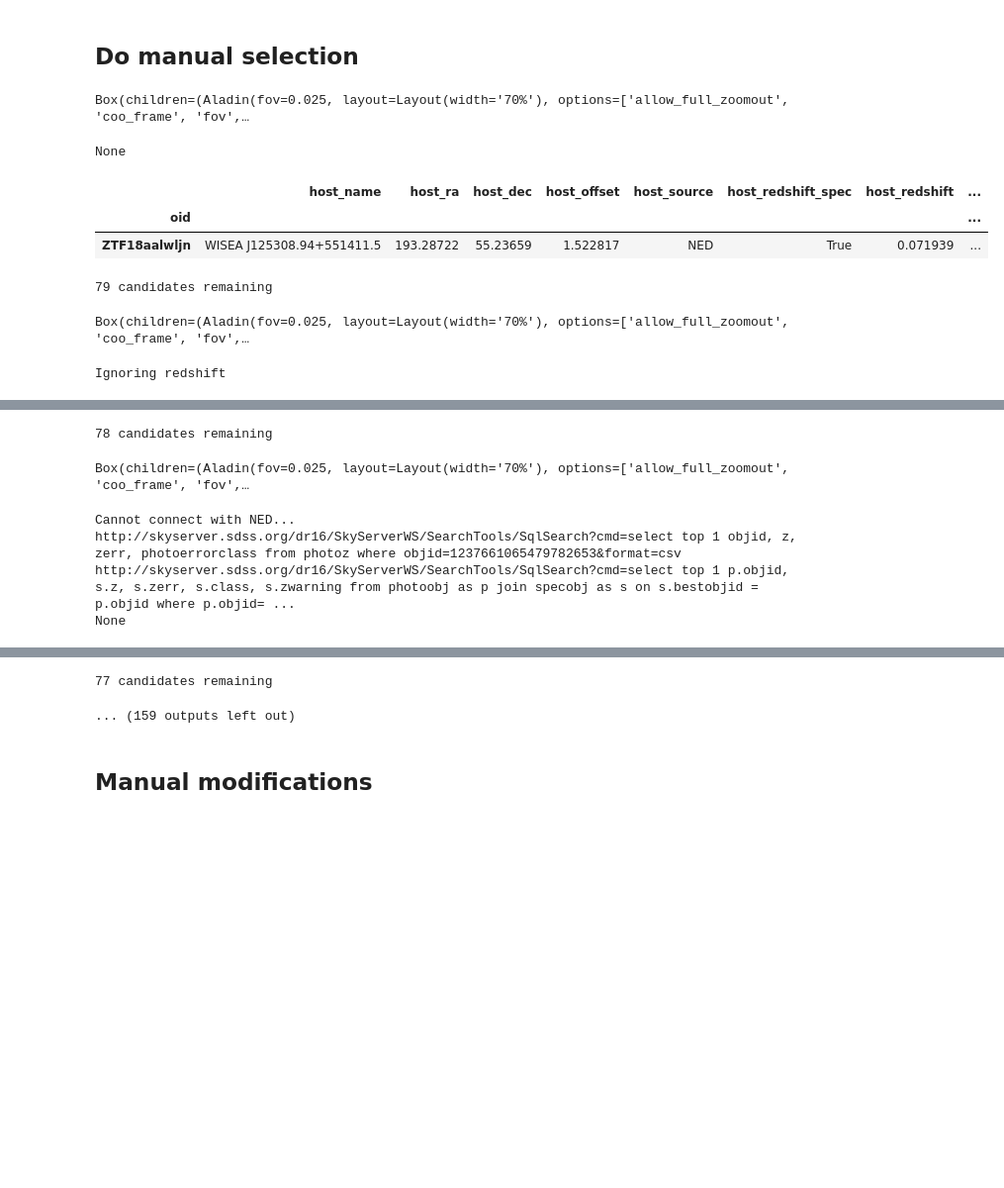
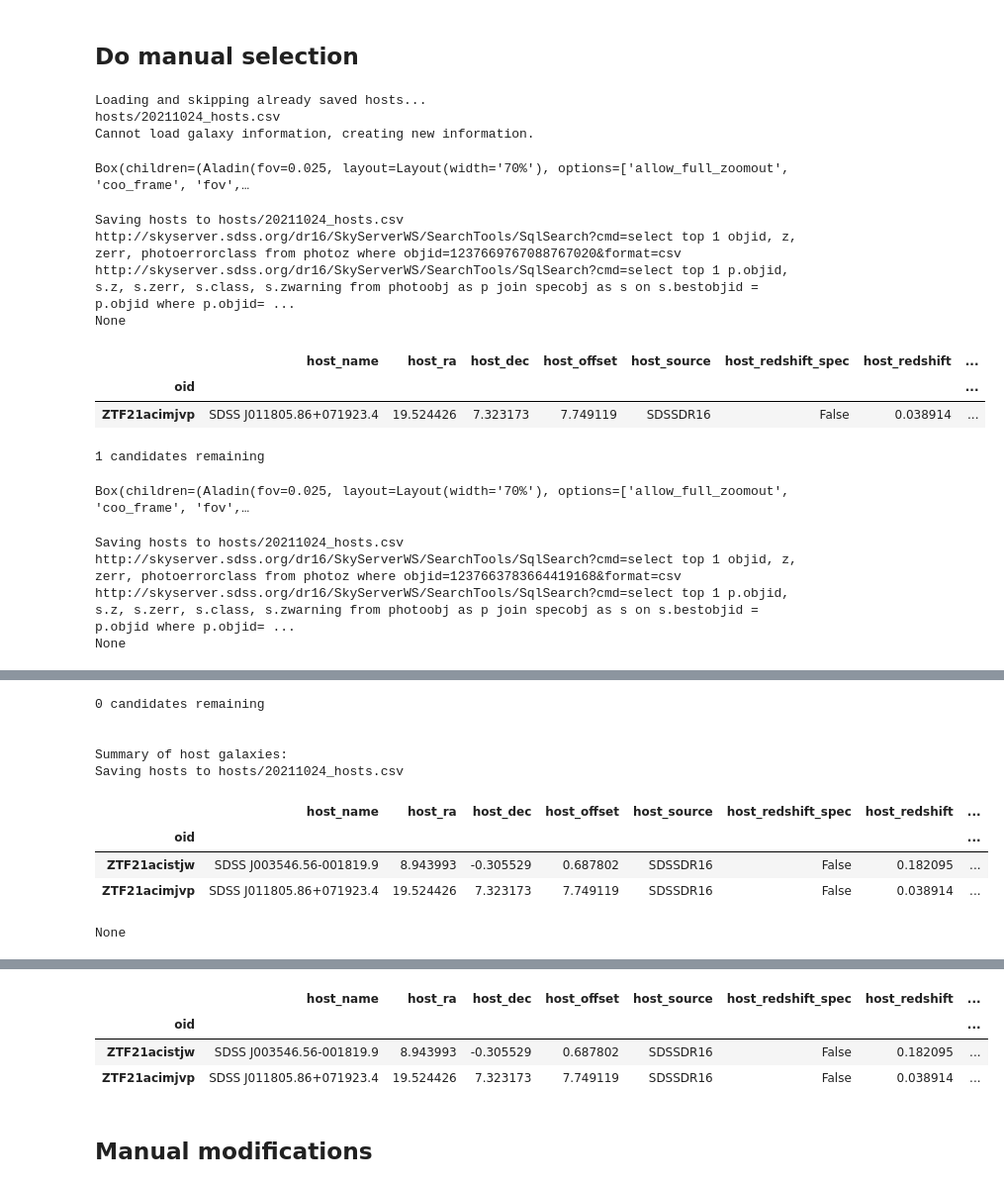
Before and after one commit to alercebroker/TNS_upload, a Jupyter notebook: ALeRCE_ZTF_TNS_send_SNe.ipynb, the cells around one changed output, grey strips where cells are left out. Shown at 99% size. Saved outputs shown, nothing was run; the diff lists cells and outputs as text; code cells hidden in the pictures; blank space fills up the shorter version.

```diff
--- a/ALeRCE_ZTF_TNS_send_SNe.ipynb
+++ b/ALeRCE_ZTF_TNS_send_SNe.ipynb
@@ -31,12 +31,11 @@ alerce = alerce_tns()
 
 **WARNING: CHECK THE DATE**
 # %%
-refstring = "20210402"
+refstring = "20211024"
 candidates_dir = "candidates"
 candidates = open("%s/%s.csv" % (candidates_dir, refstring), encoding='utf-8-sig').read().splitlines()
 if "" in candidates:
     candidates.remove("")
 candidates = np.sort(np.unique(np.array([cand.strip() for cand in candidates])))
 print(candidates, len(candidates))
-#candidates = ["ZTF21aaqafqs"]
 # %% [output]
@@ -65,15 +45,24 @@ print(candidates, len(candidates))
 # %% [markdown]
 ## Do manual selection
 # %%
-alerce.select_hosts(candidates, catsHTM=False, vizier=False)
+alerce.select_hosts(candidates, refstring, catsHTM=False, vizier=False)
 # %% [output]
-Box(children=(Aladin(fov=0.025, layout=Layout(width='70%'), options=['allow_full_zoomout', 'coo_frame', 'fov',…
+Loading and skipping already saved hosts...
+hosts/20211024_hosts.csv
+Cannot load galaxy information, creating new information.
-None
+Box(children=(Aladin(fov=0.025, layout=Layout(width='70%'), options=['allow_full_zoomout', 'coo_frame', 'fov',…
+Saving hosts to hosts/20211024_hosts.csv
+http://skyserver.sdss.org/dr16/SkyServerWS/SearchTools/SqlSearch?cmd=select top 1 objid, z, zerr, photoerrorclass from photoz where objid=1237669767088767020&format=csv
+http://skyserver.sdss.org/dr16/SkyServerWS/SearchTools/SqlSearch?cmd=select top 1 p.objid, s.z, s.zerr, s.class, s.zwarning from photoobj as p join specobj as s on s.bestobjid = p.objid where p.objid= ...
+None
 |  | host_name | host_ra | host_dec | host_offset | host_source | host_redshift_spec | host_redshift | ... |
 | oid |  |  |  |  |  |  |  | ... |
-| ZTF18aalwljn | WISEA J125308.94+551411.5 | 193.28722 | 55.23659 | 1.522817 | NED | True | 0.071939 | ... |
+| ZTF21acimjvp | SDSS J011805.86+071923.4 | 19.524426 | 7.323173 | 7.749119 | SDSSDR16 | False | 0.038914 | ... |
-79 candidates remaining
-Box(children=(Aladin(fov=0.025, layout=Layout(width='70%'), options=['allow_full_zoomout', 'coo_frame', 'fov',…
+1 candidates remaining
-Ignoring redshift
+Box(children=(Aladin(fov=0.025, layout=Layout(width='70%'), options=['allow_full_zoomout', 'coo_frame', 'fov',…
+Saving hosts to hosts/20211024_hosts.csv
+http://skyserver.sdss.org/dr16/SkyServerWS/SearchTools/SqlSearch?cmd=select top 1 objid, z, zerr, photoerrorclass from photoz where objid=1237663783664419168&format=csv
+http://skyserver.sdss.org/dr16/SkyServerWS/SearchTools/SqlSearch?cmd=select top 1 p.objid, s.z, s.zerr, s.class, s.zwarning from photoobj as p join specobj as s on s.bestobjid = p.objid where p.objid= ...
+None
 |  | host_name | host_ra | host_dec | host_offset | host_source | host_redshift_spec | host_redshift | ... |
 | oid |  |  |  |  |  |  |  | ... |
@@ -81,6 +70,10 @@ Ignoring redshift
-78 candidates remaining
-Box(children=(Aladin(fov=0.025, layout=Layout(width='70%'), options=['allow_full_zoomout', 'coo_frame', 'fov',…
+0 candidates remaining
+
+
+Summary of host galaxies:
+Saving hosts to hosts/20211024_hosts.csv
+|  | host_name | host_ra | host_dec | host_offset | host_source | host_redshift_spec | host_redshift | ... |
+| oid |  |  |  |  |  |  |  | ... |
+| ZTF21acistjw | SDSS J003546.56-001819.9 | 8.943993 | -0.305529 | 0.687802 | SDSSDR16 | False | 0.182095 | ... |
+| ZTF21acimjvp | SDSS J011805.86+071923.4 | 19.524426 | 7.323173 | 7.749119 | SDSSDR16 | False | 0.038914 | ... |
-Cannot connect with NED...
-http://skyserver.sdss.org/dr16/SkyServerWS/SearchTools/SqlSearch?cmd=select top 1 objid, z, zerr, photoerrorclass from photoz where objid=1237661065479782653&format=csv
-http://skyserver.sdss.org/dr16/SkyServerWS/SearchTools/SqlSearch?cmd=select top 1 p.objid, s.z, s.zerr, s.class, s.zwarning from photoobj as p join specobj as s on s.bestobjid = p.objid where p.objid= ...
 None
@@ -90,4 +80,9 @@ None
-77 candidates remaining
-... (159 outputs left out)
+# %%
+alerce.candidate_hosts
+# %% [output]
+|  | host_name | host_ra | host_dec | host_offset | host_source | host_redshift_spec | host_redshift | ... |
+| oid |  |  |  |  |  |  |  | ... |
+| ZTF21acistjw | SDSS J003546.56-001819.9 | 8.943993 | -0.305529 | 0.687802 | SDSSDR16 | False | 0.182095 | ... |
+| ZTF21acimjvp | SDSS J011805.86+071923.4 | 19.524426 | 7.323173 | 7.749119 | SDSSDR16 | False | 0.038914 | ... |
 # %% [markdown]
 ## Manual modifications
```
Also changed, not shown: parts of 18 cells of this notebook.
